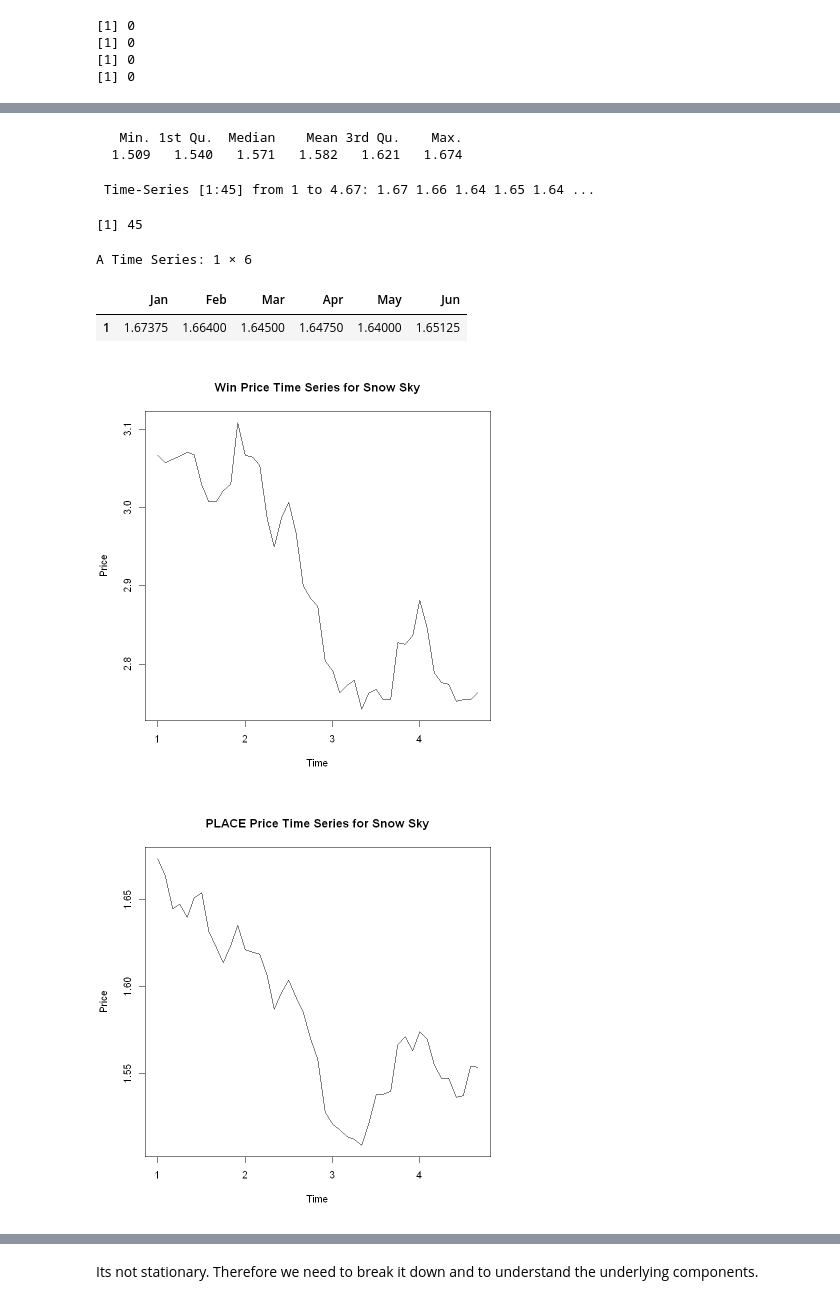
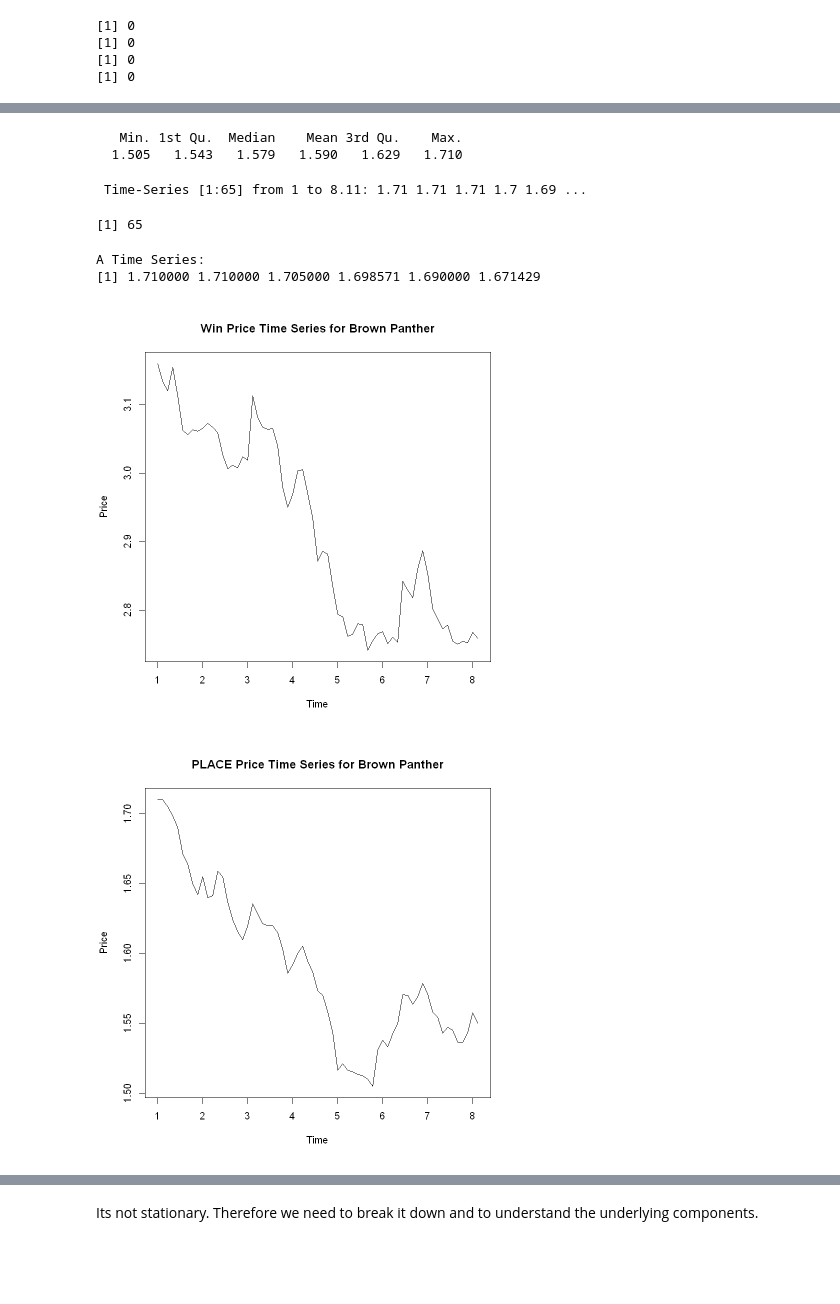
Before and after one commit to SamuelDevdas/Time-Series-Finance-Sports-Betting, a Jupyter notebook: win_data_prep2.ipynb, the cells around one changed output, grey strips where cells are left out. Drawn from its saved outputs; the diff is of its cells as text; code cells hidden in the pictures; blank space fills up the shorter version.

Commit message:
Updated the horses name

```diff
--- a/win_data_prep2.ipynb
+++ b/win_data_prep2.ipynb
@@ -78,10 +60,6 @@ PLACE_PRO_df <- read.csv("csv_files/place_data_PRO.csv")
 # Filter only on the rows where actual trades have been made
 WIN_PRO_df <- WIN_PRO_df %>% filter(trades != "[]")
 PLACE_PRO_df <- PLACE_PRO_df %>% filter(trades != "[]")
-
-# Remove trades column
-WIN_PRO_df <- WIN_PRO_df %>% select(-trades)
-PLACE_PRO_df <- PLACE_PRO_df %>% select(-trades)
 
 # Convert timestamp to POSIXct
 WIN_PRO_df <- WIN_PRO_df %>%
@@ -90,14 +68,16 @@ WIN_PRO_df <- WIN_PRO_df %>%
 PLACE_PRO_df <- PLACE_PRO_df %>%
   mutate(timestamp = as.POSIXct(timestamp_unix / 1000, origin = "1970-01-01", tz = "GMT"))
 
+Bucket_size <- 9
+
 # Create a equal frequency bin for time
 WIN_PRO_df <- WIN_PRO_df %>%
-  mutate(time_bucket = floor(as.numeric(timestamp) / 12))
+  mutate(time_bucket = floor(as.numeric(timestamp) / Bucket_size))
 
 PLACE_PRO_df <- PLACE_PRO_df %>%
-  mutate(time_bucket = floor(as.numeric(timestamp) / 12))
+  mutate(time_bucket = floor(as.numeric(timestamp) / Bucket_size))
 
-# Create a size and price column. Price is set to last traded price, which is fine because we filtered out the rows with no trades.
+# Create price column. Price is set to last traded price, which is fine because we filtered out the rows with no trades.
 #Hence price is now actual trades, and size will be worked out later for each horse.
 WIN_PRO_df <- WIN_PRO_df %>%
   mutate(
@@ -113,7 +93,7 @@ PLACE_PRO_df <- PLACE_PRO_df %>%
 # Read the horse name data into a dataframe
 horse_names_df <- data.frame(
   horse_id = c(8421889, 7560122, 5465145, 3415981, 5105924, 7401388),
-  horse_name = c("Romsdal", "Brown Panther", "Havana Beat", "Times Up", "Snow Sky", "Island Remede")
+  horse_name = c("Romsdal", "Snow Sky", "Havana Beat", "Times Up", "Brown Panther", "Island Remede")
 )
 # %%
 # Join the horse name data with the main dataframe
@@ -124,10 +104,9 @@ PLACE_PRO_df <- PLACE_PRO_df %>%
   left_join(horse_names_df, by = c("horse_id" = "horse_id"))
 # %%
 # Important instances to split df
-PP_t <- "2015-05-15 16:07:00"
+PP_t <- "2015-05-15 16:06:18"
 IP_t <- "2015-05-15 16:16:00"
 
-Bucket_size <- 12
 
 # Split the data frame into three parts based on the given times
 WIN_PRO_df_Morning <- WIN_PRO_df %>% filter(timestamp < PP_t)
@@ -326,11 +304,11 @@ A Time Series: 1 × 6
 # %%
 # Convert 'time_bucket' to POSIXct for proper time handling
-Snow_Sky_PLACE_df <- Snow_Sky_PLACE_df %>%
+Brown_Panther_PLACE_df <- Brown_Panther_PLACE_df %>%
   mutate(timestamp = as.POSIXct(time_bucket * Bucket_size, origin = "1970-01-01", tz = "GMT"))
 
 # Check the range of the timestamp
-start_time <- min(Snow_Sky_PLACE_df$timestamp)
-end_time <- max(Snow_Sky_PLACE_df$timestamp)
+start_time <- min(Brown_Panther_PLACE_df$timestamp)
+end_time <- max(Brown_Panther_PLACE_df$timestamp)
 
 # Create a sequence of time points from start to end with a step of 6 seconds
 time_points <- seq(from = start_time, to = end_time, by = Bucket_size)
@@ -340,7 +318,7 @@ complete_data <- data.frame(timestamp = time_points)
 
 # Merge with the original data to ensure alignment
 complete_data <- complete_data %>%
-  left_join(Snow_Sky_PLACE_df, by = "timestamp")
+  left_join(Brown_Panther_PLACE_df, by = "timestamp")
 
 # Fill missing prices with NA or any other method if necessary
 complete_data <- complete_data %>%
@@ -365,20 +343,19 @@ length(PLACE_price_ts)
 head(PLACE_price_ts)
 # %% [output]
    Min. 1st Qu.  Median    Mean 3rd Qu.    Max.
-  1.509   1.540   1.571   1.582   1.621   1.674
+  1.505   1.543   1.579   1.590   1.629   1.710
- Time-Series [1:45] from 1 to 4.67: 1.67 1.66 1.64 1.65 1.64 ...
+ Time-Series [1:65] from 1 to 8.11: 1.71 1.71 1.71 1.7 1.69 ...
-[1] 45
+[1] 65
-A Time Series: 1 × 6
+A Time Series:
+[1] 1.710000 1.710000 1.705000 1.698571 1.690000 1.671429
-|  | Jan | Feb | Mar | Apr | May | Jun |
-| 1 | 1.67375 | 1.66400 | 1.64500 | 1.64750 | 1.64000 | 1.65125 |
 # %%
-plot(WIN_price_ts, main="Win Price Time Series for Snow Sky", xlab="Time", ylab="Price", type="l")
+plot(WIN_price_ts, main="Win Price Time Series for Brown Panther", xlab="Time", ylab="Price", type="l")
 # %% [output]
-[figure, old version]
+[figure, new version]
 # %%
-plot(PLACE_price_ts, main="PLACE Price Time Series for Snow Sky", xlab="Time", ylab="Price", type="l")
+plot(PLACE_price_ts, main="PLACE Price Time Series for Brown Panther", xlab="Time", ylab="Price", type="l")
 # %% [output]
-[figure, old version]
+[figure, new version]
 # %%
 # Step 4: Statistical Tests
 # Testing for stationarity
```
Also changed, not shown: parts of 22 cells of this notebook.
